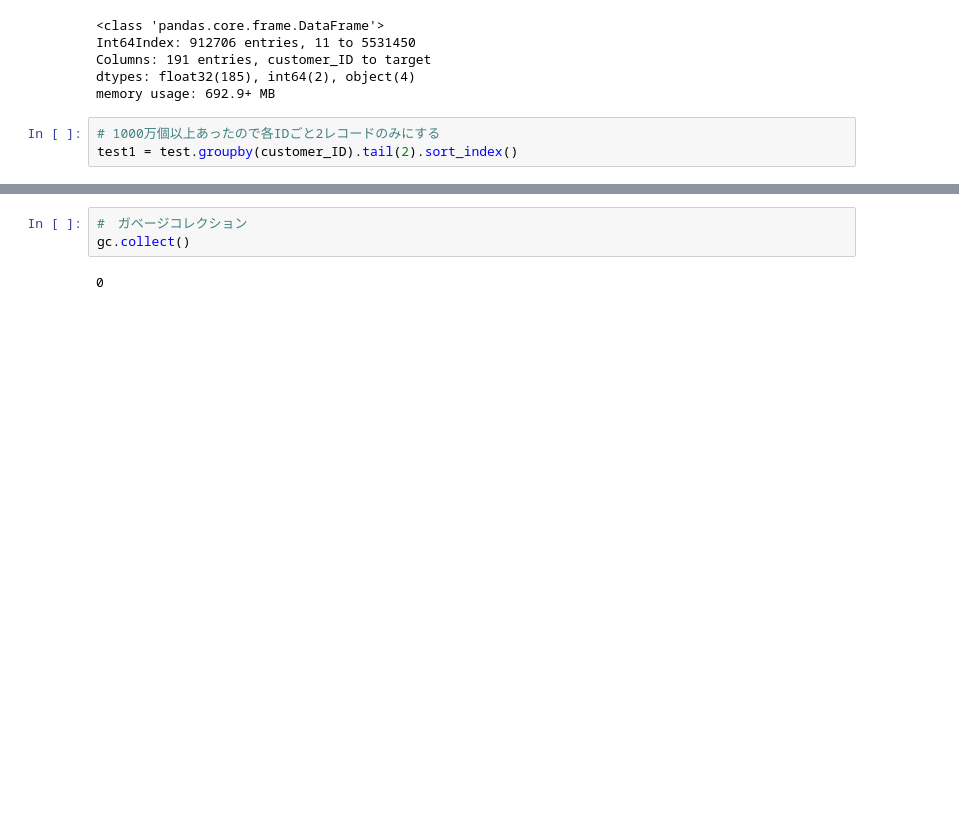
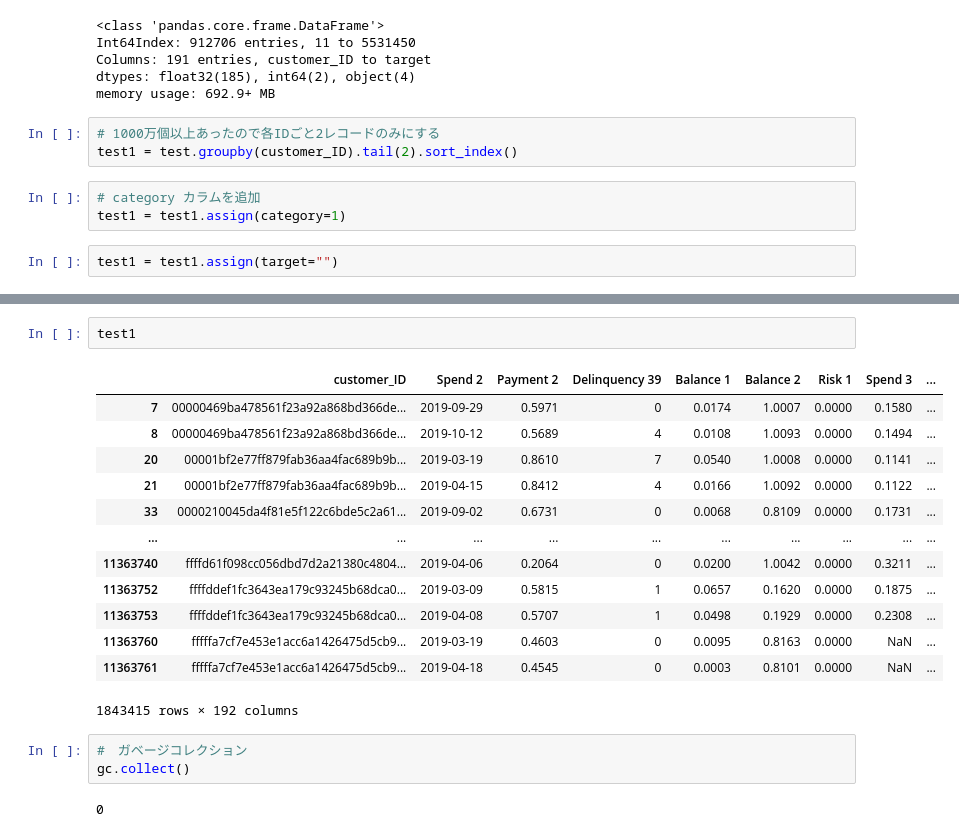
Before and after one commit to idsts2670/kaggle, a Jupyter notebook: amex-default-prediction/amex-default-prediction_v1.ipynb, the cells around one changed output, grey strips where cells are left out. Drawn from its saved outputs; the diff is of its cells as text; blank space fills up the shorter version.

```diff
--- a/amex-default-prediction/amex-default-prediction_v1.ipynb
+++ b/amex-default-prediction/amex-default-prediction_v1.ipynb
@@ -409,6 +409,11 @@ memory usage: 692.9+ MB
 # %%
 # 1000万個以上あったので各IDごと2レコードのみにする
 test1 = test.groupby(customer_ID).tail(2).sort_index()
+# %%
+# category カラムを追加
+test1 = test1.assign(category=1)
+# %%
+test1 = test1.assign(target="")
 # %%
 test1.info()
 # %% [output]
@@ -420,3 +441,19 @@ memory usage: 880.8+ MB
+# %%
+test1
+# %% [output]
+|  | customer_ID | Spend 2 | Payment 2 | Delinquency 39 | Balance 1 | Balance 2 | Risk 1 | Spend 3 | ... |
+| 7 | 00000469ba478561f23a92a868bd366de... | 2019-09-29 | 0.5971 | 0 | 0.0174 | 1.0007 | 0.0000 | 0.1580 | ... |
+| 8 | 00000469ba478561f23a92a868bd366de... | 2019-10-12 | 0.5689 | 4 | 0.0108 | 1.0093 | 0.0000 | 0.1494 | ... |
+| 20 | 00001bf2e77ff879fab36aa4fac689b9b... | 2019-03-19 | 0.8610 | 7 | 0.0540 | 1.0008 | 0.0000 | 0.1141 | ... |
+| 21 | 00001bf2e77ff879fab36aa4fac689b9b... | 2019-04-15 | 0.8412 | 4 | 0.0166 | 1.0092 | 0.0000 | 0.1122 | ... |
+| 33 | 0000210045da4f81e5f122c6bde5c2a61... | 2019-09-02 | 0.6731 | 0 | 0.0068 | 0.8109 | 0.0000 | 0.1731 | ... |
+| ... | ... | ... | ... | ... | ... | ... | ... | ... | ... |
+| 11363740 | ffffd61f098cc056dbd7d2a21380c4804... | 2019-04-06 | 0.2064 | 0 | 0.0200 | 1.0042 | 0.0000 | 0.3211 | ... |
+| 11363752 | ffffddef1fc3643ea179c93245b68dca0... | 2019-03-09 | 0.5815 | 1 | 0.0657 | 0.1620 | 0.0000 | 0.1875 | ... |
+| 11363753 | ffffddef1fc3643ea179c93245b68dca0... | 2019-04-08 | 0.5707 | 1 | 0.0498 | 0.1929 | 0.0000 | 0.2308 | ... |
+| 11363760 | fffffa7cf7e453e1acc6a1426475d5cb9... | 2019-03-19 | 0.4603 | 0 | 0.0095 | 0.8163 | 0.0000 | NaN | ... |
+| 11363761 | fffffa7cf7e453e1acc6a1426475d5cb9... | 2019-04-18 | 0.4545 | 0 | 0.0003 | 0.8101 | 0.0000 | NaN | ... |
+1843415 rows × 192 columns
 # %%
 #　ガベージコレクション
 gc.collect()
```
Also changed, not shown: parts of 5 cells of this notebook.
